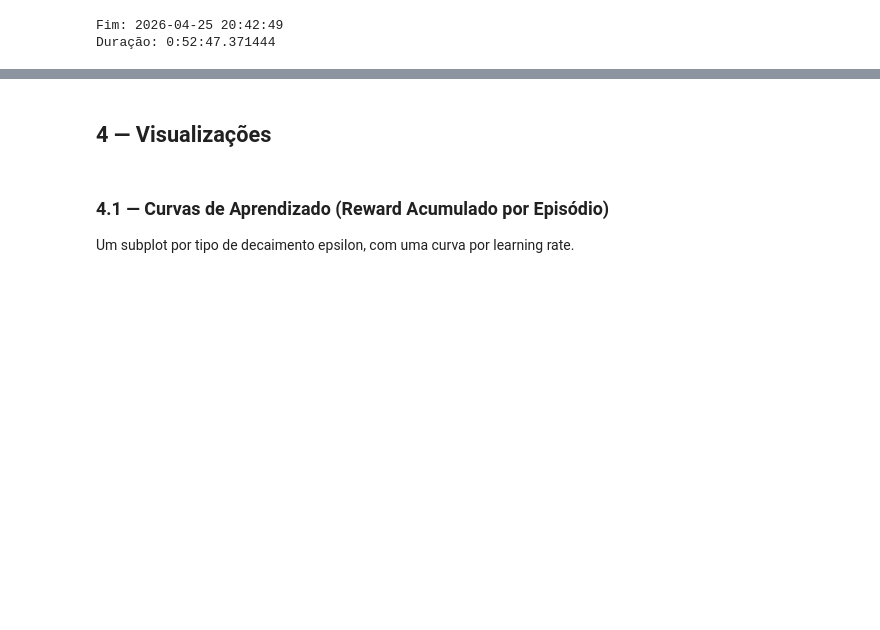
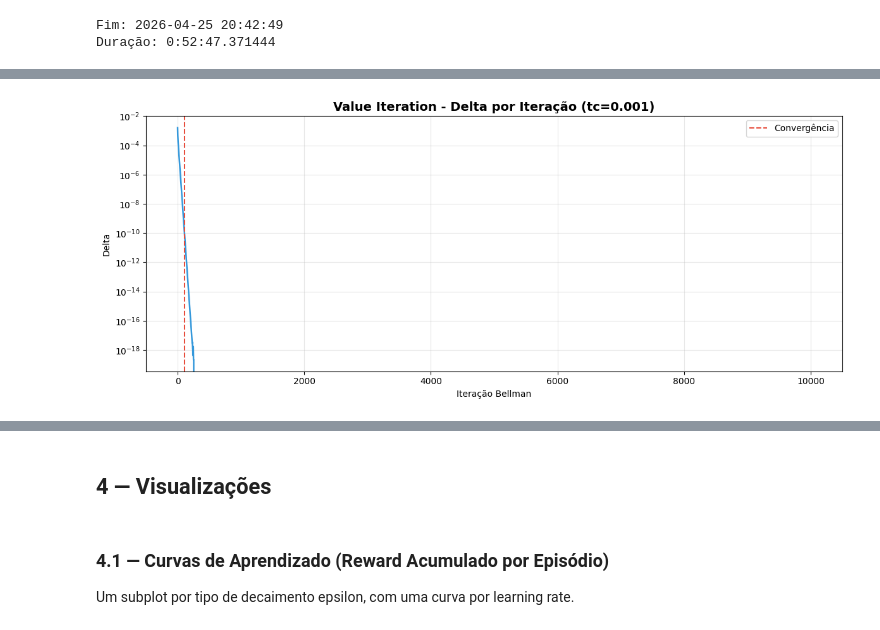
Before and after one commit to caio-unicamp/mc906, a Jupyter notebook: t2/training_agents.ipynb, the cells around one changed output, grey strips where cells are left out. Cells and saved outputs as stored; diff of their text form; code cells hidden in the pictures; blank space fills up the shorter version.

Commit message:
value iteration

```diff
--- a/t2/training_agents.ipynb
+++ b/t2/training_agents.ipynb
@@ -183,0 +362,89 @@ Duração: 0:52:47.371444
+# %%
+# Visualizações do Value Iteration
+# Usa o melhor agente encontrado no loop principal
+
+print("="*70)
+print("VISUALIZAÇÕES DO VALUE ITERATION")
+print("="*70)
+
+# Escolhe o melhor agente já calculado na célula anterior
+vi_plot_agent = best_vi_agent if 'best_vi_agent' in globals() else vi_results_final[best_tc]['agent']
+vi_plot_data = vi_results_final[best_tc]
+
+# 1) Convergência por iteração
+fig, ax = plt.subplots(figsize=(12, 5))
+ax.plot(vi_plot_data['history'], color='#3498db', linewidth=1.8)
+ax.axvline(vi_plot_data['converged_at'] if vi_plot_data['converged_at'] is not None else 0, color='#e74c3c', linestyle='--', linewidth=1.5, label='Convergência')
+ax.set_title(f"Value Iteration - Delta por Iteração (tc={best_tc})", fontsize=14, fontweight='bold')
+ax.set_xlabel('Iteração Bellman')
+ax.set_ylabel('Delta')
+ax.set_yscale('log')
+ax.grid(alpha=0.3)
+ax.legend()
+plt.tight_layout()
+plt.show()
+
+# 2) Reward trace ao longo do treino (checkpoints)
+reward_trace = vi_plot_data['reward_trace']
+fig, ax = plt.subplots(figsize=(12, 5))
+ax.plot(reward_trace['iterations'], reward_trace['train_reward'], marker='o', linewidth=1.5, label='Treino', color='#2ecc71')
+ax.plot(reward_trace['iterations'], reward_trace['test_reward'], marker='o', linewidth=1.5, label='Teste', color='#e67e22')
+ax.set_title(f"Value Iteration - Reward em Checkpoints (tc={best_tc})", fontsize=14, fontweight='bold')
+ax.set_xlabel('Iteração')
+ax.set_ylabel('Reward total')
+ax.grid(alpha=0.3)
+ax.legend()
+plt.tight_layout()
+plt.show()
+
+# 3) Reward acumulado no teste final
+fig, ax = plt.subplots(figsize=(12, 5))
+cumulative_rewards = np.cumsum(vi_plot_data['test_eval']['step_rewards'])
+ax.plot(cumulative_rewards, color='#8e44ad', linewidth=1.6)
+ax.set_title(f"Value Iteration - Reward Acumulado no Teste Final (tc={best_tc})", fontsize=14, fontweight='bold')
+ax.set_xlabel('Step')
+ax.set_ylabel('Reward acumulado')
+ax.grid(alpha=0.3)
+plt.tight_layout()
+plt.show()
+
+# 4) Distribuição dos valores da value table
+fig, ax = plt.subplots(figsize=(10, 5))
+values = vi_plot_agent.value_table.flatten()
+ax.hist(values, bins=30, color='#c0392b', edgecolor='black', alpha=0.75)
+ax.set_title(f"Value Iteration - Distribuição de V(s) (tc={best_tc})", fontsize=14, fontweight='bold')
+ax.set_xlabel('V(s)')
+ax.set_ylabel('Frequência')
+ax.grid(alpha=0.3, axis='y')
+plt.tight_layout()
+plt.show()
+
+# 5) Distribuição das ações na policy
+policy_flat = vi_plot_agent.policy_table.flatten()
+action_map = {-1: 'Sell', 0: 'Hold', 1: 'Buy'}
+action_labels = [-1, 0, 1]
+action_counts = [np.sum(policy_flat == a) for a in action_labels]
+
+fig, ax = plt.subplots(figsize=(8, 5))
+bars = ax.bar(['Sell (-1)', 'Hold (0)', 'Buy (1)'], action_counts, color=['#e74c3c', '#f39c12', '#2ecc71'], edgecolor='black', alpha=0.85)
+ax.set_title(f"Value Iteration - Política Aprendida (tc={best_tc})", fontsize=14, fontweight='bold')
+ax.set_ylabel('Estados')
+ax.grid(alpha=0.3, axis='y')
+for bar, count in zip(bars, action_counts):
+    ax.text(bar.get_x() + bar.get_width()/2, bar.get_height() + 0.05, f'{count}', ha='center', va='bottom', fontweight='bold')
+plt.tight_layout()
+plt.show()
+
+# 6) Top estados mais valiosos
+rows = []
+for state in np.ndindex(vi_plot_agent.value_table.shape):
+    rows.append({
+        'state': str(state),
+        'V(s)': float(vi_plot_agent.value_table[state]),
+        'best_action': int(vi_plot_agent.policy_table[state]),
+    })
+vi_top_df = pd.DataFrame(rows).sort_values('V(s)', ascending=False).reset_index(drop=True)
+print("Top 10 estados com maiores valores:")
+print(vi_top_df.head(10).to_string(index=False))
+print()
+# %% [output]
@@ -183,0 +454 @@ Duração: 0:52:47.371444
+[figure, added]
```
Also changed, not shown: parts of 6 cells of this notebook, 4 other files.
